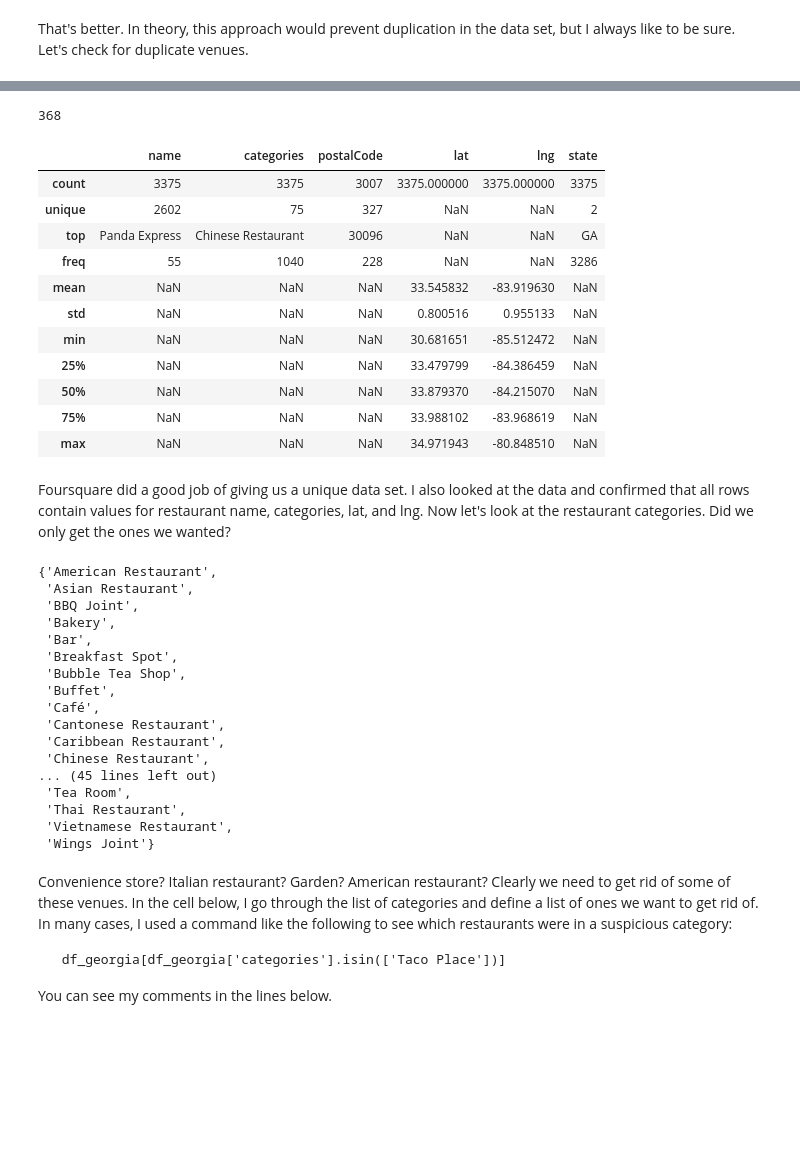
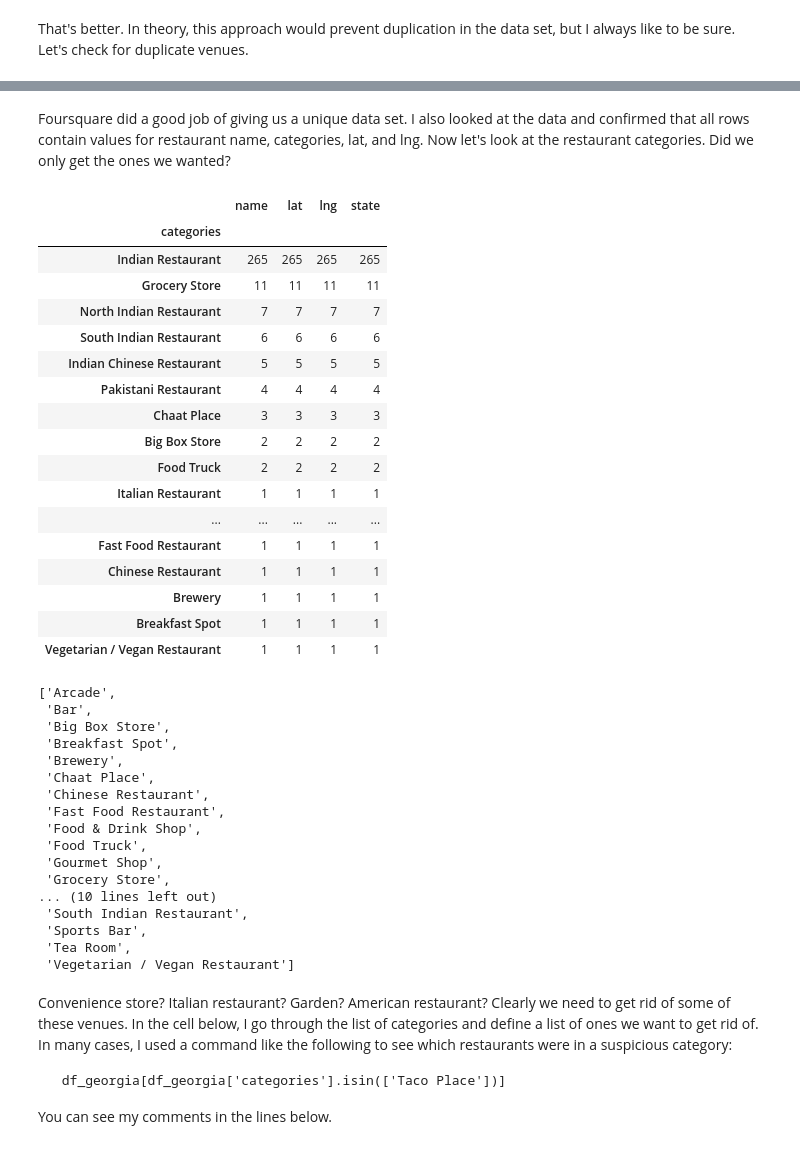
Before and after one commit to JamesDCage/Final-Week-0, a Jupyter notebook: Extracting_Data_from_Foursquare.ipynb, the cells around one changed output, grey strips where cells are left out. Saved outputs shown, nothing was run; the diff lists cells and outputs as text; code cells hidden in the pictures; blank space fills up the shorter version.

Commit message:
South Asian, including CSV
Completed EDA and cleaning on Indian & Pakistani data, wrote info to CSV file.

```diff
--- a/Extracting_Data_from_Foursquare.ipynb
+++ b/Extracting_Data_from_Foursquare.ipynb
@@ -308,45 +310,47 @@ After dropping duplicates:  3375
-# %%
-df_georgia[df_georgia['postalCode'].isnull()].shape[0]
-# %% [output]
-368
-# %%
-df_georgia.describe(include='all')
-# %% [output]
-|  | name | categories | postalCode | lat | lng | state |
-| count | 3375 | 3375 | 3007 | 3375.000000 | 3375.000000 | 3375 |
-| unique | 2602 | 75 | 327 | NaN | NaN | 2 |
-| top | Panda Express | Chinese Restaurant | 30096 | NaN | NaN | GA |
-| freq | 55 | 1040 | 228 | NaN | NaN | 3286 |
-| mean | NaN | NaN | NaN | 33.545832 | -83.919630 | NaN |
-| std | NaN | NaN | NaN | 0.800516 | 0.955133 | NaN |
-| min | NaN | NaN | NaN | 30.681651 | -85.512472 | NaN |
-| 25% | NaN | NaN | NaN | 33.479799 | -84.386459 | NaN |
-| 50% | NaN | NaN | NaN | 33.879370 | -84.215070 | NaN |
-| 75% | NaN | NaN | NaN | 33.988102 | -83.968619 | NaN |
-| max | NaN | NaN | NaN | 34.971943 | -80.848510 | NaN |
 # %% [markdown]
 Foursquare did a good job of giving us a unique data set. I also looked at the data and confirmed that all rows contain values for restaurant name, categories, lat, and lng. Now let's look at the restaurant categories. Did we only get the ones we wanted?
+# %%
+df_georgia.groupby('categories').count().sort_values(by=['name'], ascending=False)
+# %% [output]
+|  | name | lat | lng | state |
+| categories |  |  |  |  |
+| Indian Restaurant | 265 | 265 | 265 | 265 |
+| Grocery Store | 11 | 11 | 11 | 11 |
+| North Indian Restaurant | 7 | 7 | 7 | 7 |
+| South Indian Restaurant | 6 | 6 | 6 | 6 |
+| Indian Chinese Restaurant | 5 | 5 | 5 | 5 |
+| Pakistani Restaurant | 4 | 4 | 4 | 4 |
+| Chaat Place | 3 | 3 | 3 | 3 |
+| Big Box Store | 2 | 2 | 2 | 2 |
+| Food Truck | 2 | 2 | 2 | 2 |
+| Italian Restaurant | 1 | 1 | 1 | 1 |
+| ... | ... | ... | ... | ... |
+| Fast Food Restaurant | 1 | 1 | 1 | 1 |
+| Chinese Restaurant | 1 | 1 | 1 | 1 |
+| Brewery | 1 | 1 | 1 | 1 |
+| Breakfast Spot | 1 | 1 | 1 | 1 |
+| Vegetarian / Vegan Restaurant | 1 | 1 | 1 | 1 |
 # %%
-# sorted(list(set(df_georgia['categories'])))
-set(df_georgia['categories'])
+sorted(list(set(df_georgia['categories'])))
+# set(df_georgia['categories'])
 # %% [output]
-{'American Restaurant',
- 'Asian Restaurant',
- 'BBQ Joint',
- 'Bakery',
+['Arcade',
  'Bar',
+ 'Big Box Store',
  'Breakfast Spot',
- 'Bubble Tea Shop',
- 'Buffet',
- 'Café',
- 'Cantonese Restaurant',
- 'Caribbean Restaurant',
+ 'Brewery',
+ 'Chaat Place',
  'Chinese Restaurant',
-... (45 lines left out)
+ 'Fast Food Restaurant',
+ 'Food & Drink Shop',
+ 'Food Truck',
+ 'Gourmet Shop',
+ 'Grocery Store',
+... (10 lines left out)
+ 'South Indian Restaurant',
+ 'Sports Bar',
  'Tea Room',
- 'Thai Restaurant',
- 'Vietnamese Restaurant',
- 'Wings Joint'}
+ 'Vegetarian / Vegan Restaurant']
 # %% [markdown]
 Convenience store? Italian restaurant? Garden? American restaurant? Clearly we need to get rid of some of these venues. In the cell below, I go through the list of categories and define a list of ones we want to get rid of. In many cases, I used a command like the following to see which restaurants were in a suspicious category:
 
```
Also changed, not shown: parts of 13 cells of this notebook, 1 other file.
